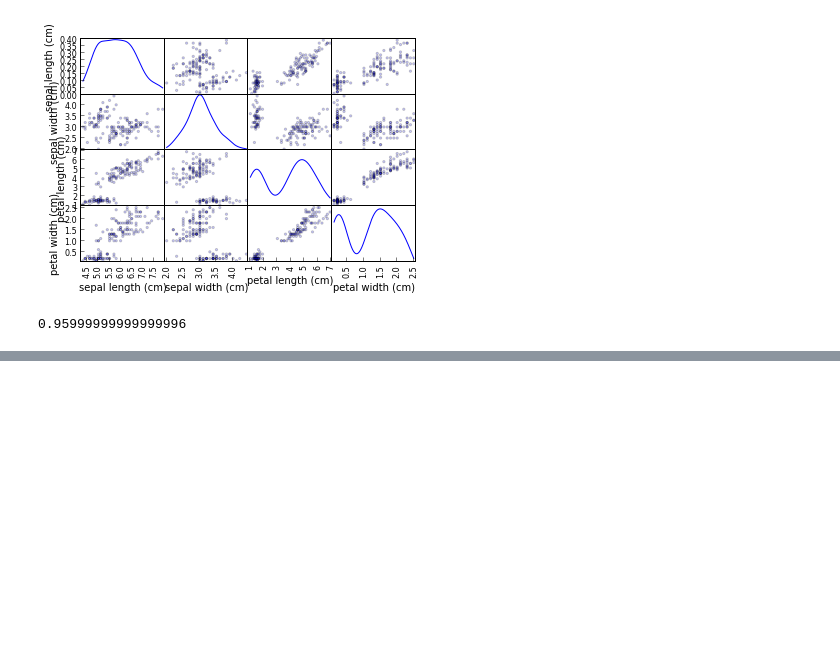
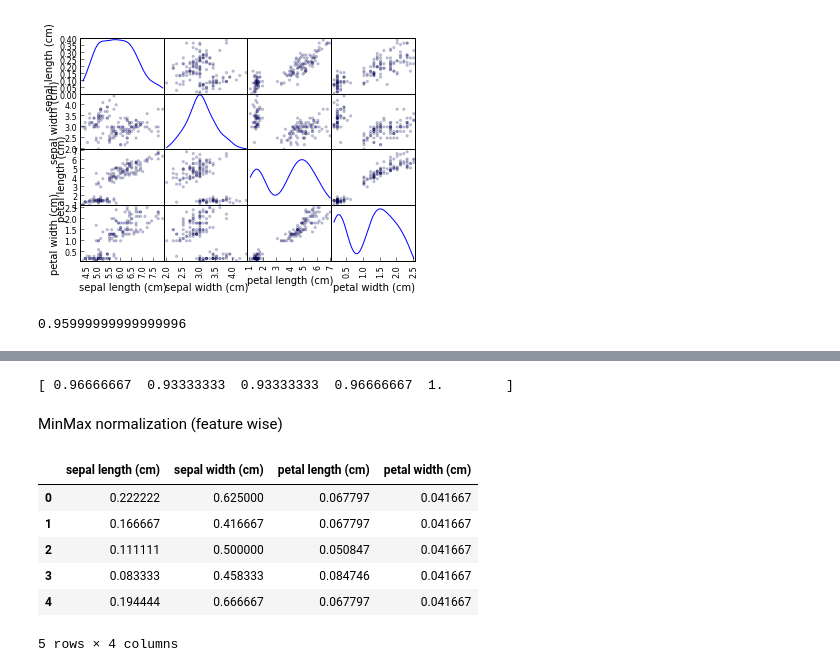
Before and after one commit to Libardo1/machinelearning-1, a Jupyter notebook: kaggle/python/iris.classification.ipynb, the cells around one changed output, grey strips where cells are left out. Saved outputs shown, nothing was run; the diff lists cells and outputs as text; code cells hidden in the pictures; blank space fills up the shorter version.

Commit message:
added various normalization and scaling tecniques

```diff
--- a/kaggle/python/iris.classification.ipynb
+++ b/kaggle/python/iris.classification.ipynb
@@ -86,0 +163,8 @@ To be continued with MinMax feature normalization and row vector normalization .
+# %%
+knn = sk.neighbors.KNeighborsClassifier(n_neighbors=5)
+scores = sk.cross_validation.cross_val_score(knn, d.data, d.target, cv=5)
+print(scores)
+# %% [output]
+[ 0.96666667  0.93333333  0.93333333  0.96666667  1.        ]
+# %% [markdown]
+MinMax normalization (feature wise)
@@ -86,0 +181,10 @@ To be continued with MinMax feature normalization and row vector normalization .
+# %%
+df_minmaxScaled.head()
+# %% [output]
+|  | sepal length (cm) | sepal width (cm) | petal length (cm) | petal width (cm) |
+| 0 | 0.222222 | 0.625000 | 0.067797 | 0.041667 |
+| 1 | 0.166667 | 0.416667 | 0.067797 | 0.041667 |
+| 2 | 0.111111 | 0.500000 | 0.050847 | 0.041667 |
+| 3 | 0.083333 | 0.458333 | 0.084746 | 0.041667 |
+| 4 | 0.194444 | 0.666667 | 0.067797 | 0.041667 |
+5 rows × 4 columns
```
Also changed, not shown: parts of 16 cells of this notebook.
